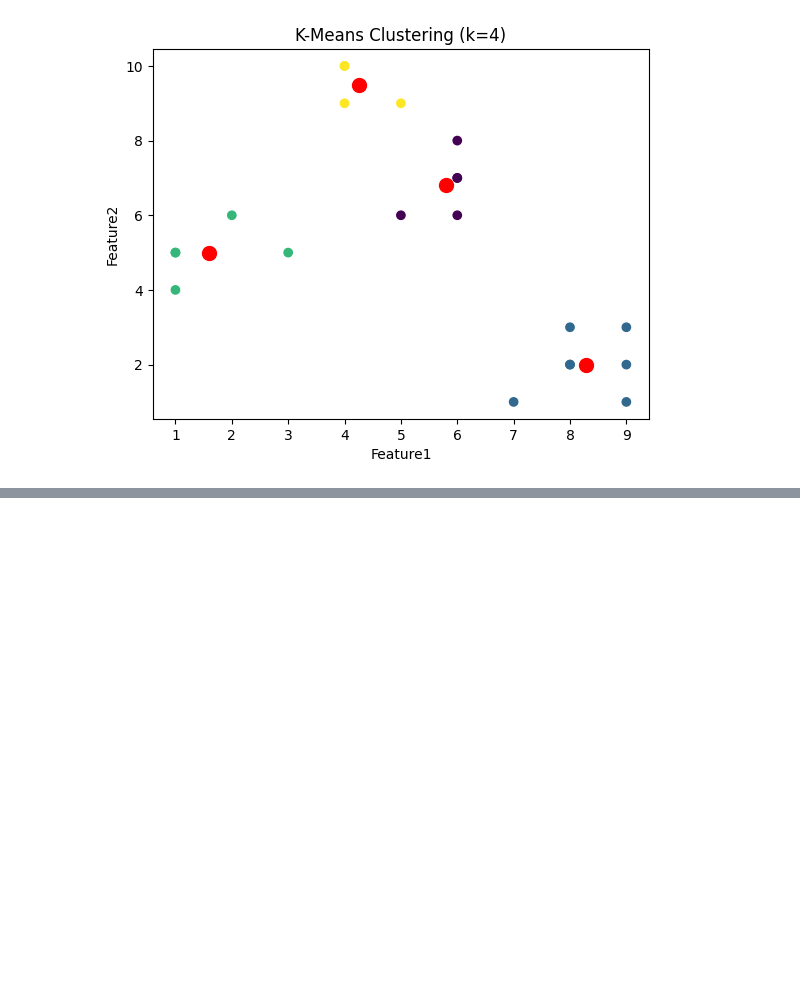
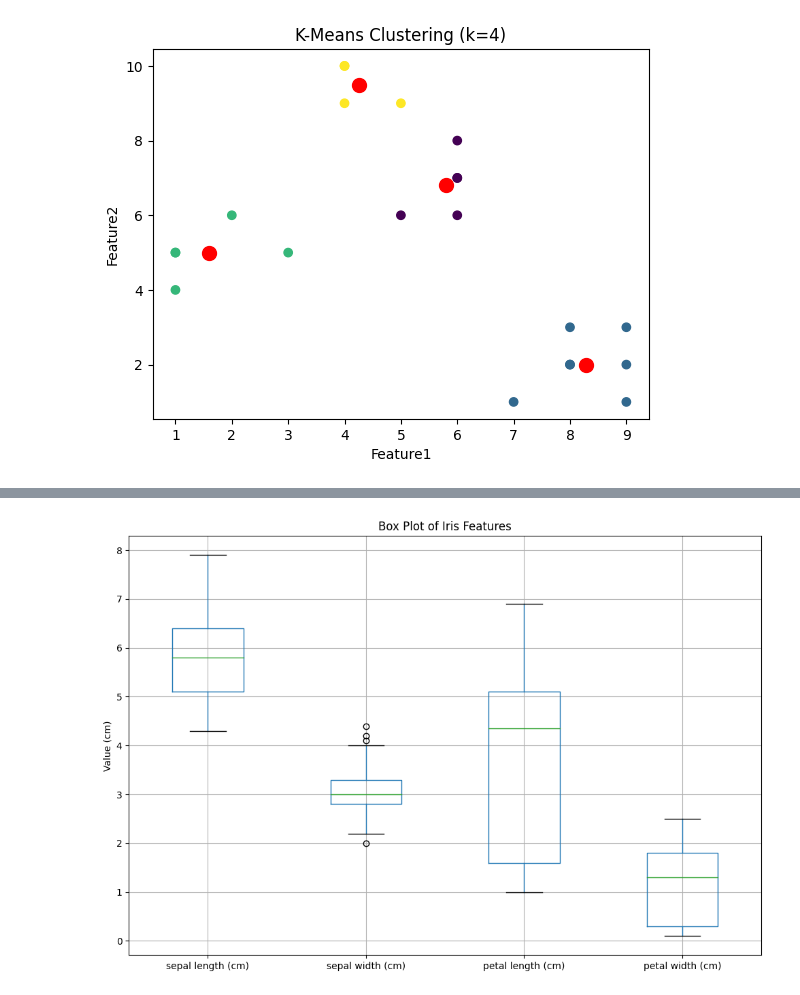
Before and after one commit to harshrg2003/DataScience_CODES, a Jupyter notebook: DSVClass.ipynb, the cells around one changed output, grey strips where cells are left out. Saved outputs shown, nothing was run; the diff lists cells and outputs as text; code cells hidden in the pictures; blank space fills up the shorter version.

```diff
--- a/DSVClass.ipynb
+++ b/DSVClass.ipynb
@@ -893,0 +928,8 @@ for k in k_range:
+# %%
+plt.figure(figsize=(12, 8))
+df.boxplot()
+plt.title('Box Plot of Iris Features')
+plt.ylabel('Value (cm)')
+plt.show()
+# %% [output]
+[figure, added]
```
Also changed, not shown: parts of 20 cells of this notebook.
